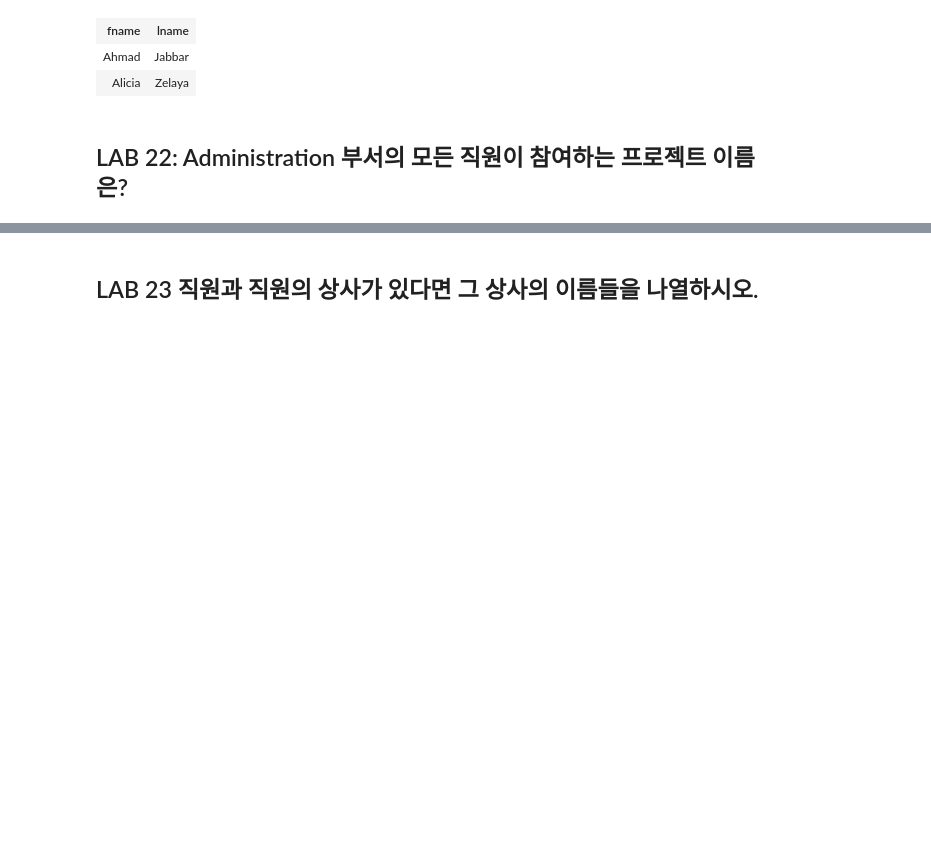
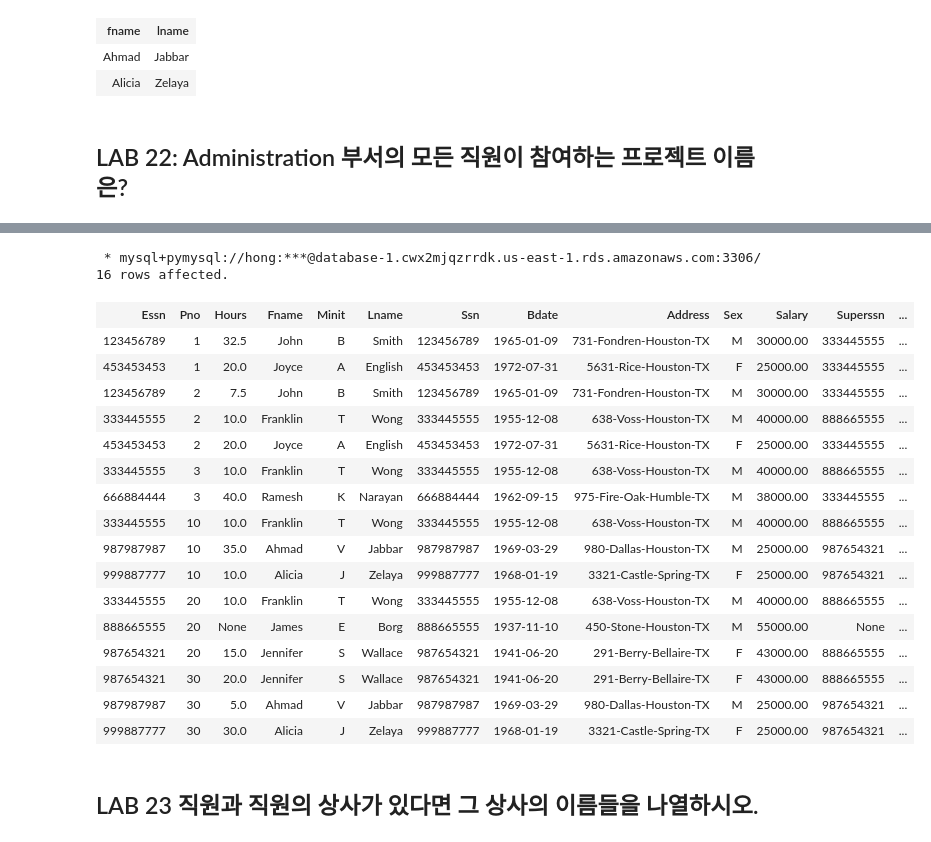
Before and after one commit to icehongsi/2020_Fall, a Jupyter notebook: ch5_6_SQL_Labs_aws_student_ipynb의_사본.ipynb, the cells around one changed output, grey strips where cells are left out. Drawn from its saved outputs; the diff is of its cells as text; code cells hidden in the pictures; blank space fills up the shorter version.

```diff
--- a/ch5_6_SQL_Labs_aws_student_ipynb의_사본.ipynb
+++ b/ch5_6_SQL_Labs_aws_student_ipynb의_사본.ipynb
@@ -1066,3 +1093,29 @@ update EMPLOYEE
+# %%
+%%sql
+
+select *
+from WORKS_ON w, EMPLOYEE e, PROJECT p
+where p.pnumber = w.pno and e.ssn = w.essn /**/
+# %% [output]
+ * mysql+pymysql://hong:***@database-1.cwx2mjqzrrdk.us-east-1.rds.amazonaws.com:3306/
+16 rows affected.
+| Essn | Pno | Hours | Fname | Minit | Lname | Ssn | Bdate | Address | Sex | Salary | Superssn | ... |
+| 123456789 | 1 | 32.5 | John | B | Smith | 123456789 | 1965-01-09 | 731-Fondren-Houston-TX | M | 30000.00 | 333445555 | ... |
+| 453453453 | 1 | 20.0 | Joyce | A | English | 453453453 | 1972-07-31 | 5631-Rice-Houston-TX | F | 25000.00 | 333445555 | ... |
+| 123456789 | 2 | 7.5 | John | B | Smith | 123456789 | 1965-01-09 | 731-Fondren-Houston-TX | M | 30000.00 | 333445555 | ... |
+| 333445555 | 2 | 10.0 | Franklin | T | Wong | 333445555 | 1955-12-08 | 638-Voss-Houston-TX | M | 40000.00 | 888665555 | ... |
+| 453453453 | 2 | 20.0 | Joyce | A | English | 453453453 | 1972-07-31 | 5631-Rice-Houston-TX | F | 25000.00 | 333445555 | ... |
+| 333445555 | 3 | 10.0 | Franklin | T | Wong | 333445555 | 1955-12-08 | 638-Voss-Houston-TX | M | 40000.00 | 888665555 | ... |
+| 666884444 | 3 | 40.0 | Ramesh | K | Narayan | 666884444 | 1962-09-15 | 975-Fire-Oak-Humble-TX | M | 38000.00 | 333445555 | ... |
+| 333445555 | 10 | 10.0 | Franklin | T | Wong | 333445555 | 1955-12-08 | 638-Voss-Houston-TX | M | 40000.00 | 888665555 | ... |
+| 987987987 | 10 | 35.0 | Ahmad | V | Jabbar | 987987987 | 1969-03-29 | 980-Dallas-Houston-TX | M | 25000.00 | 987654321 | ... |
+| 999887777 | 10 | 10.0 | Alicia | J | Zelaya | 999887777 | 1968-01-19 | 3321-Castle-Spring-TX | F | 25000.00 | 987654321 | ... |
+| 333445555 | 20 | 10.0 | Franklin | T | Wong | 333445555 | 1955-12-08 | 638-Voss-Houston-TX | M | 40000.00 | 888665555 | ... |
+| 888665555 | 20 | None | James | E | Borg | 888665555 | 1937-11-10 | 450-Stone-Houston-TX | M | 55000.00 | None | ... |
+| 987654321 | 20 | 15.0 | Jennifer | S | Wallace | 987654321 | 1941-06-20 | 291-Berry-Bellaire-TX | F | 43000.00 | 888665555 | ... |
+| 987654321 | 30 | 20.0 | Jennifer | S | Wallace | 987654321 | 1941-06-20 | 291-Berry-Bellaire-TX | F | 43000.00 | 888665555 | ... |
+| 987987987 | 30 | 5.0 | Ahmad | V | Jabbar | 987987987 | 1969-03-29 | 980-Dallas-Houston-TX | M | 25000.00 | 987654321 | ... |
+| 999887777 | 30 | 30.0 | Alicia | J | Zelaya | 999887777 | 1968-01-19 | 3321-Castle-Spring-TX | F | 25000.00 | 987654321 | ... |
 # %% [markdown]
 ## LAB 23 직원과 직원의 상사가 있다면 그 상사의 이름들을 나열하시오.
 # %%
```
Also changed, not shown: parts of 3 cells of this notebook, 9 other files.
